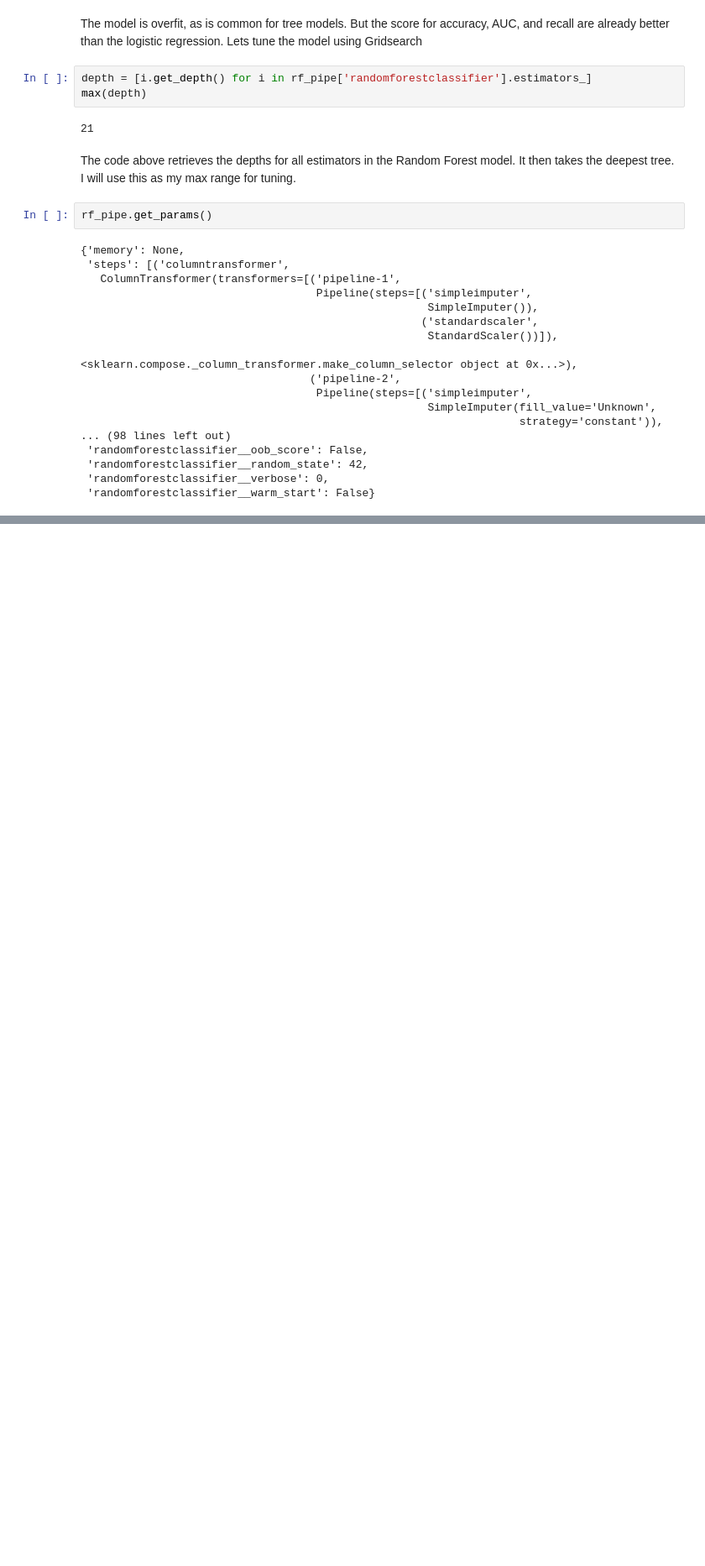
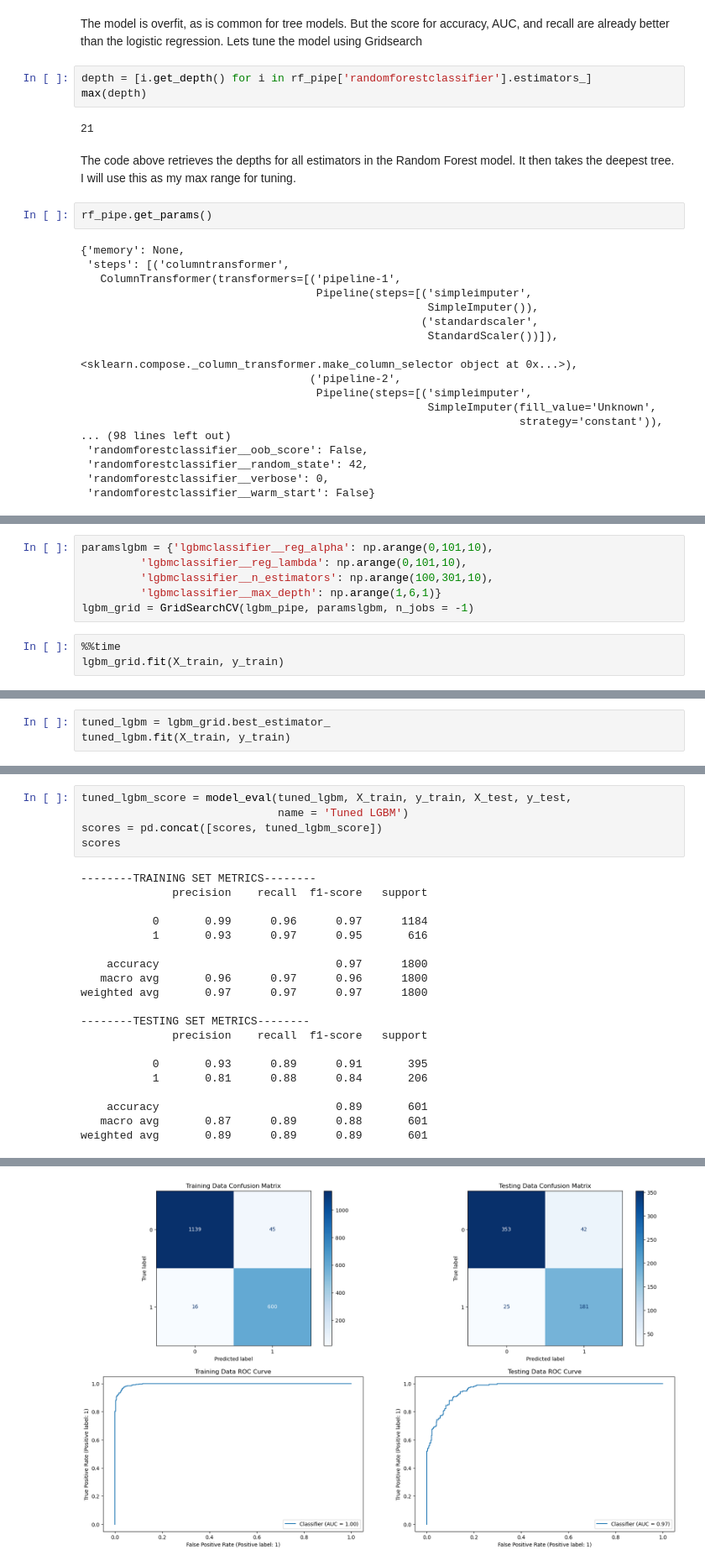
Before and after one commit to RaymondGarcia1107/Classification-Analysis, a Jupyter notebook: MetabolicSyndromeClassification.ipynb, the cells around one changed output, grey strips where cells are left out. Shown at 84% size. Cells and saved outputs as stored; diff of their text form; blank space fills up the shorter version.

```diff
--- a/MetabolicSyndromeClassification.ipynb
+++ b/MetabolicSyndromeClassification.ipynb
@@ -1386,0 +1532,9 @@ scores
+# %%
+paramslgbm = {'lgbmclassifier__reg_alpha': np.arange(0,101,10),
+         'lgbmclassifier__reg_lambda': np.arange(0,101,10),
+         'lgbmclassifier__n_estimators': np.arange(100,301,10),
+         'lgbmclassifier__max_depth': np.arange(1,6,1)}
+lgbm_grid = GridSearchCV(lgbm_pipe, paramslgbm, n_jobs = -1)
+# %%
+%%time
+lgbm_grid.fit(X_train, y_train)
@@ -1386,0 +1568,3 @@ scores
+# %%
+tuned_lgbm = lgbm_grid.best_estimator_
+tuned_lgbm.fit(X_train, y_train)
@@ -1386,0 +1591,25 @@ scores
+# %%
+tuned_lgbm_score = model_eval(tuned_lgbm, X_train, y_train, X_test, y_test,
+                              name = 'Tuned LGBM')
+scores = pd.concat([scores, tuned_lgbm_score])
+scores
+# %% [output]
+--------TRAINING SET METRICS--------
+              precision    recall  f1-score   support
+
+           0       0.99      0.96      0.97      1184
+           1       0.93      0.97      0.95       616
+
+    accuracy                           0.97      1800
+   macro avg       0.96      0.97      0.96      1800
+weighted avg       0.97      0.97      0.97      1800
+
+--------TESTING SET METRICS--------
+              precision    recall  f1-score   support
+
+           0       0.93      0.89      0.91       395
+           1       0.81      0.88      0.84       206
+
+    accuracy                           0.89       601
+   macro avg       0.87      0.89      0.88       601
+weighted avg       0.89      0.89      0.89       601
@@ -1386,0 +1623 @@ scores
+[figure, added]
```
Also changed, not shown: parts of 41 cells of this notebook.
